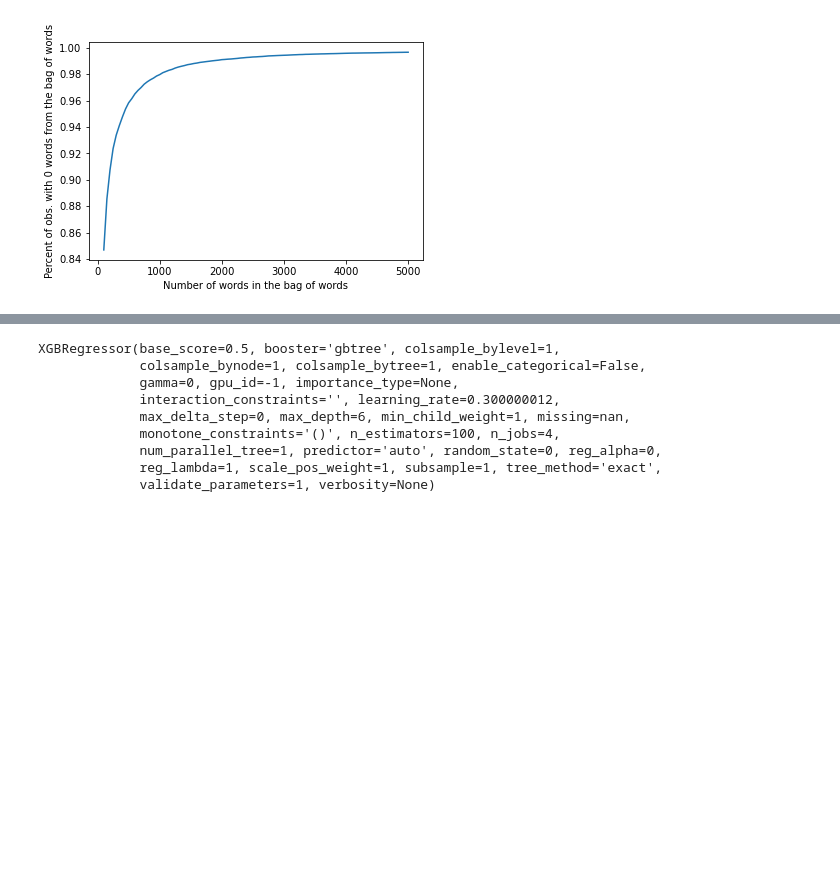
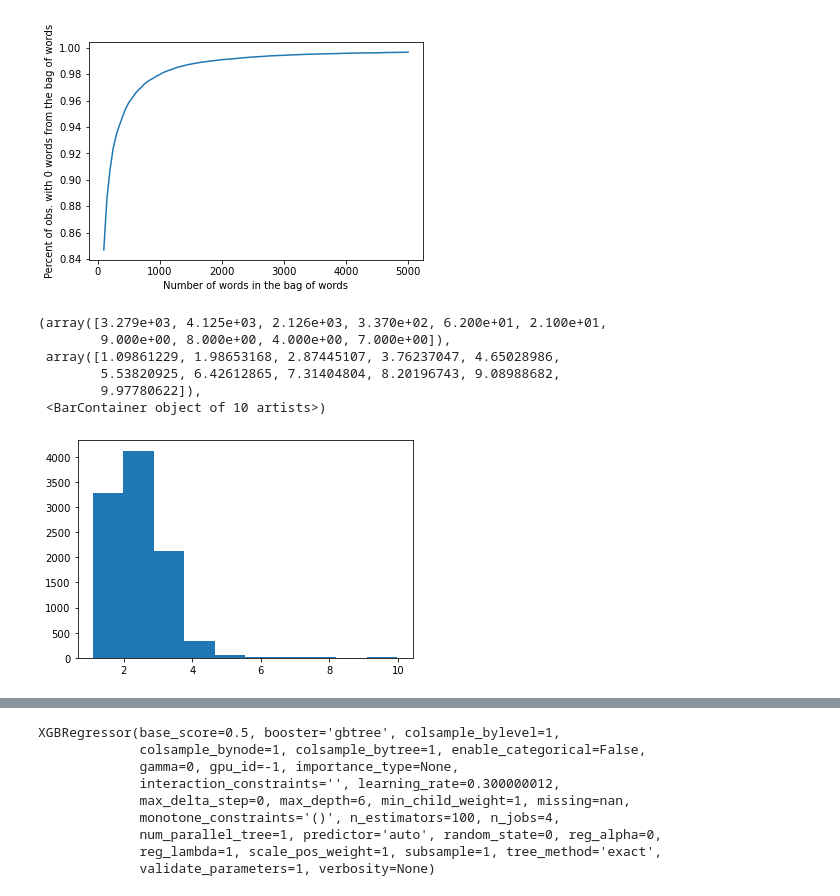
Before and after one commit to seangao14/pstat131proj, a Jupyter notebook: playground.ipynb, the cells around one changed output, grey strips where cells are left out. Saved outputs shown, nothing was run; the diff lists cells and outputs as text; code cells hidden in the pictures; blank space fills up the shorter version.

```diff
--- a/playground.ipynb
+++ b/playground.ipynb
@@ -97,6 +97,16 @@ X, Y, vocab, vectorizer = fit_n_vocab(df=df, n_vocab=N_VOCAB)
 Y = np.log(Y, dtype=float)
 
 del df
+# %%
+plt.hist(Y)
+# %% [output]
+(array([3.279e+03, 4.125e+03, 2.126e+03, 3.370e+02, 6.200e+01, 2.100e+01,
+        9.000e+00, 8.000e+00, 4.000e+00, 7.000e+00]),
+ array([1.09861229, 1.98653168, 2.87445107, 3.76237047, 4.65028986,
+        5.53820925, 6.42612865, 7.31404804, 8.20196743, 9.08988682,
+        9.97780622]),
+ <BarContainer object of 10 artists>)
+[figure, added]
 # %%
 import statsmodels.api as sm
 
```
Also changed, not shown: parts of 14 cells of this notebook.
